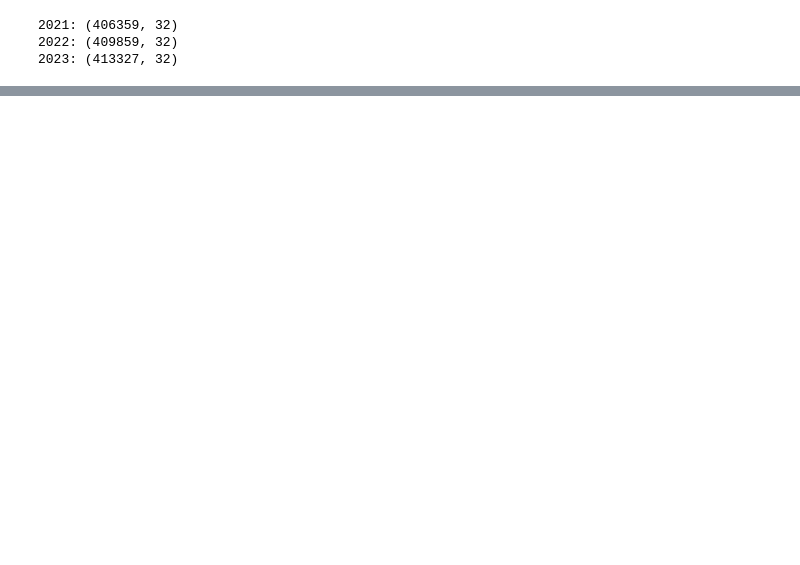
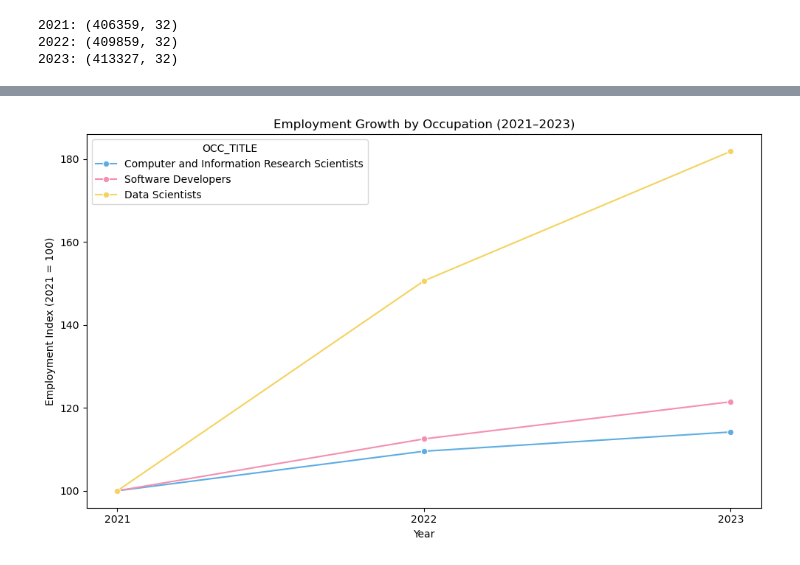
Before and after one commit to HeloEugenio0916/Data-Visualisation-and-Communication-CA1, a Jupyter notebook: CA1.ipynb, the cells around one changed output, grey strips where cells are left out. Drawn from its saved outputs; the diff is of its cells as text; code cells hidden in the pictures; blank space fills up the shorter version.

```diff
--- a/CA1.ipynb
+++ b/CA1.ipynb
@@ -698,0 +806,18 @@ print("2023:", dataset.shape)
+# %%
+# Change employment values into numbers
+trend_data["TOT_EMP"] = pd.to_numeric(trend_data["TOT_EMP"])
+
+# Get employment numbers from 2021
+baseline = trend_data.loc[
+    trend_data["YEAR"] == 2021,
+    ["OCC_CODE", "TOT_EMP"]
+].set_index("OCC_CODE")["TOT_EMP"]
+
+# Calculate employment growth relative to 2021
+trend_data["GROWTH_INDEX"] = (
+    trend_data["TOT_EMP"] /
+    trend_data["OCC_CODE"].map(baseline)
+) * 100
+
+# Display the results
+trend_data[["YEAR", "OCC_TITLE", "TOT_EMP", "GROWTH_INDEX"]]
@@ -698,0 +841,26 @@ print("2023:", dataset.shape)
+# %%
+# Set the figure size
+plt.figure(figsize=(10, 6))
+
+# Create a line chart comparing employment growth
+sns.lineplot(
+    data=trend_data,
+    x="YEAR",
+    y="GROWTH_INDEX",
+    hue="OCC_TITLE",
+    marker="o",
+    palette=["#5DADE2", "#F48FB1", "#F4D35E"]
+)
+
+# Add the title and axis labels
+plt.title("Employment Growth by Occupation (2021–2023)")
+plt.xlabel("Year")
+plt.ylabel("Employment Index (2021 = 100)")
+
+# Display the years as whole numbers
+plt.xticks([2021, 2022, 2023])
+
+plt.tight_layout()
+plt.show()
+# %% [output]
+[figure, added]
```
Also changed, not shown: parts of 14 cells of this notebook.
